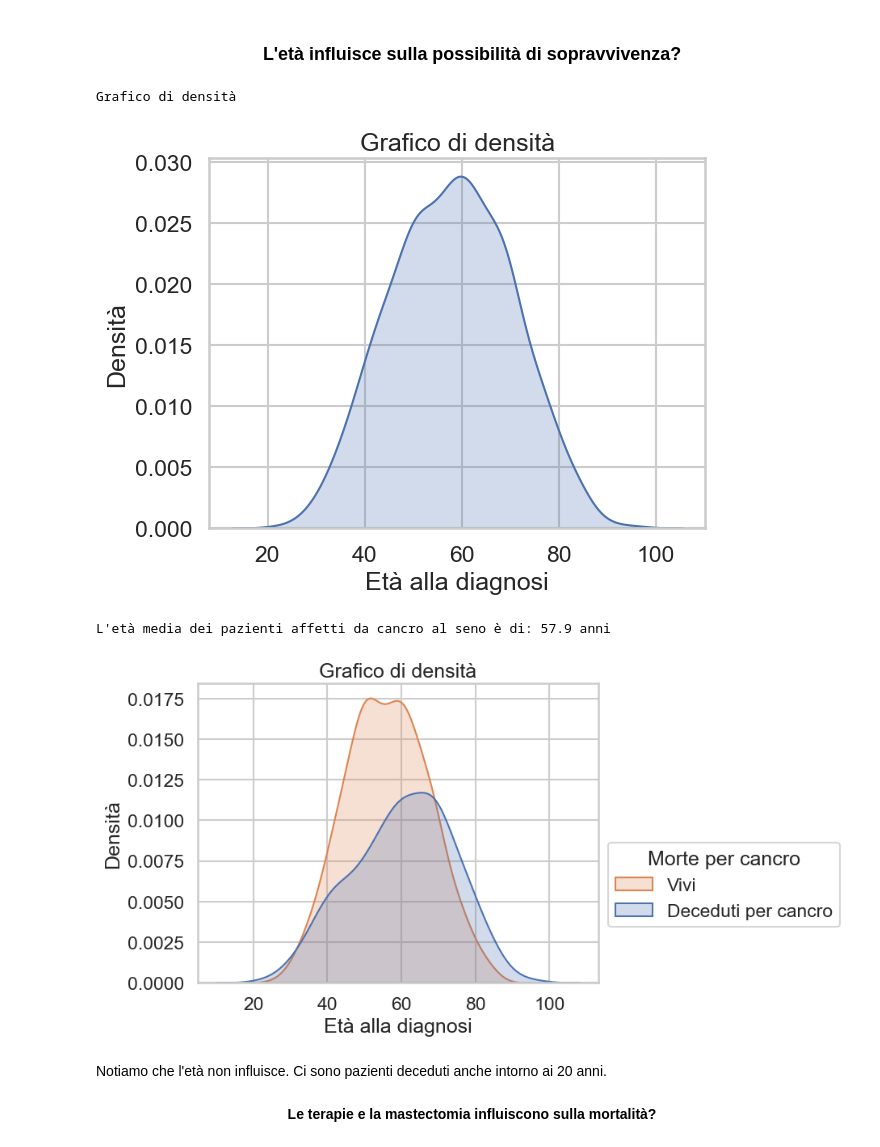
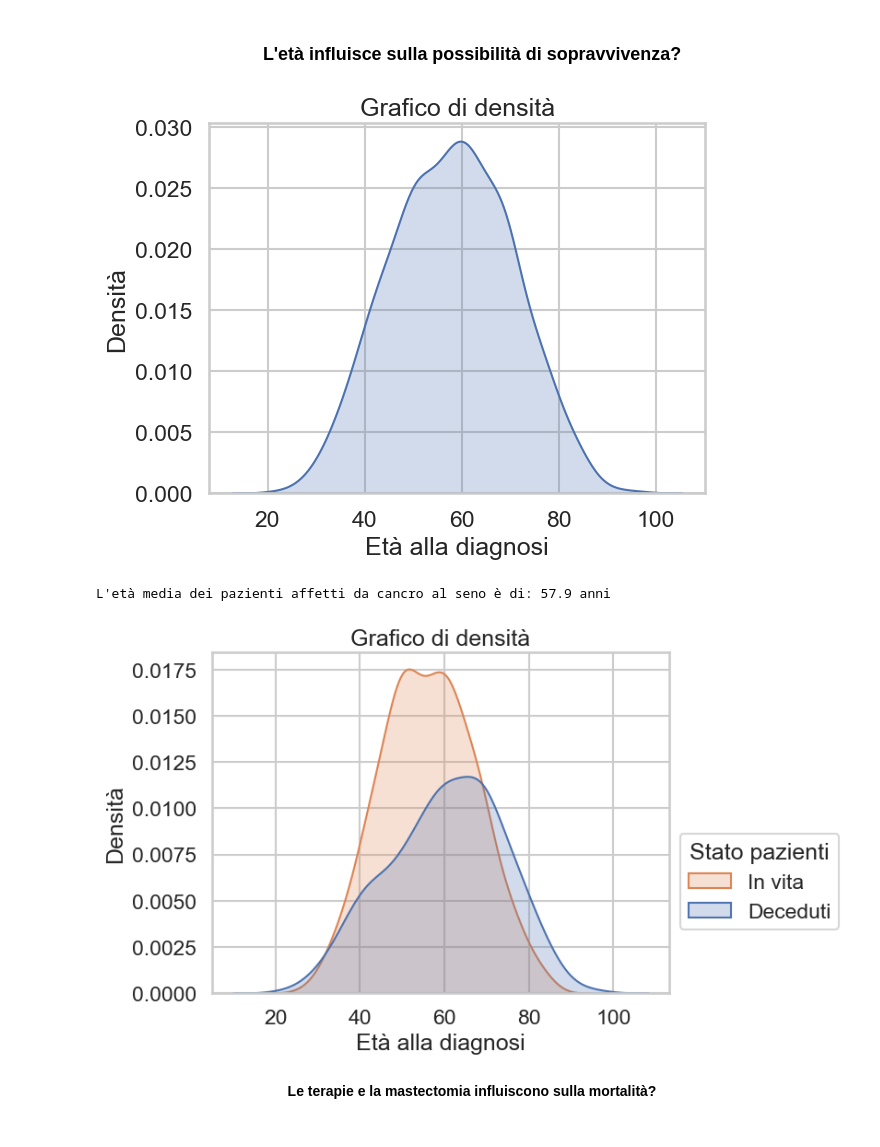
Before and after one commit to Dishinkan/Data-Science-Project, a Jupyter notebook: Data Science Project/Presentation.ipynb, the cells around one changed output. Cells and saved outputs as stored; diff of their text form; code cells hidden in the pictures.

```diff
--- a/Data Science Project/Presentation.ipynb
+++ b/Data Science Project/Presentation.ipynb
@@ -154,8 +130,6 @@ def crea_grafico(tasso_sopravvivenza, titolo, n, m):
 # %% [markdown]
 <h3><center><b>L'età influisce sulla possibilità di sopravvivenza?</b></center></h3>
 # %%
-print('Grafico di densità')
-print('\n')
 b = sns.kdeplot(df_nuovo, x=df_nuovo.columns[0], fill=True)
 plt.title(f'Grafico di densità')
 b.set_xlabel('Età alla diagnosi')
@@ -164,20 +138,17 @@ plt.show()
 media = (df_nuovo['age_at_diagnosis'].mean()).round(2)
 print(f'L\'età media dei pazienti affetti da cancro al seno è di: {media} anni')
 # %% [output]
+[figure]
-Grafico di densità
+L'età media dei pazienti affetti da cancro al seno è di: 57.9 anni
-[figure]
-L'età media dei pazienti affetti da cancro al seno è di: 57.9 anni
 # %%
 c = sns.kdeplot(df_nuovo, x=df_nuovo.columns[0], hue="death_from_cancer", fill=True)
 plt.title(f'Grafico di densità')
-plt.legend(title="Morte per cancro", labels=['Vivi', 'Deceduti per cancro'], bbox_to_anchor=(1, 0.5))
+plt.legend(title="Stato pazienti", labels=['In vita', 'Deceduti'], bbox_to_anchor=(1, 0.5))
 c.set_xlabel('Età alla diagnosi')
 c.set_ylabel('Densità')
 plt.show()
 # %% [output]
-[figure, old version]
+[figure, new version]
-# %% [markdown]
-Notiamo che l'età non influisce. Ci sono pazienti deceduti anche intorno ai 20 anni.
 # %% [markdown]
 <center><b>Le terapie e la mastectomia influiscono sulla mortalità?</b></center>
 # %%
```
Also changed, not shown: parts of 15 cells of this notebook, 1 other file.
